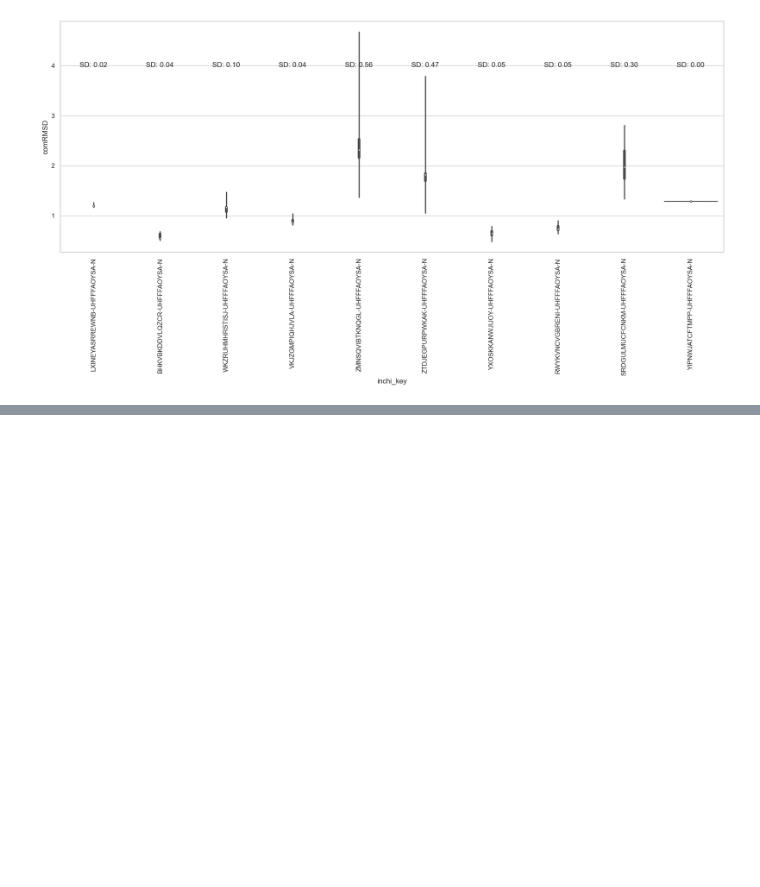
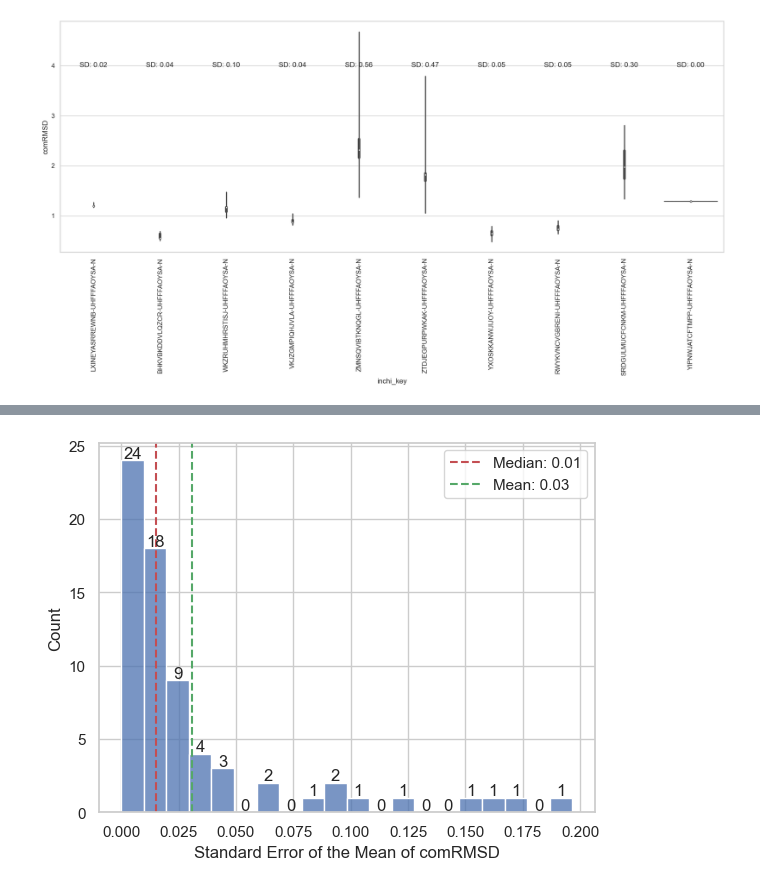
Before and after one commit to kate-fie/EV-A71-2A-syndirella-run, a Jupyter notebook: repeat_placements_april22/analyse.ipynb, the cells around one changed output, grey strips where cells are left out. Drawn from its saved outputs; the diff is of its cells as text; code cells hidden in the pictures; blank space fills up the shorter version.

```diff
--- a/repeat_placements_april22/analyse.ipynb
+++ b/repeat_placements_april22/analyse.ipynb
@@ -241,0 +272,30 @@ for i, (key, sd) in enumerate(group_sd.items()):
+# %%
+# histogram distribution of standard error of RMSD for each inchi_key
+# Compute the standard error of the mean for each inchi_key
+sem_errors = df_group.groupby('inchi_key')['comRMSD'].sem()
+
+# Create the histogram
+ax = sns.histplot(sem_errors, bins=20)
+plt.xlabel('Standard Error of the Mean of comRMSD')
+
+# Calculate the median of the standard errors
+median_value = sem_errors.median()
+mean_value = sem_errors.mean()
+
+# Add a vertical line for the median
+plt.axvline(median_value, color='r', linestyle='--', label=f'Median: {median_value:.2f}')
+plt.axvline(mean_value, color='g', linestyle='--', label=f'Mean: {mean_value:.2f}')
+plt.legend()
+
+# Annotate each bin with its height
+for p in ax.patches:
+    height = p.get_height()
+    ax.annotate(f'{int(height)}',
+                (p.get_x() + p.get_width() / 2., height),
+                ha='center', va='center',
+                xytext=(0, 5),
+                textcoords='offset points')
+
+plt.show()
+# %% [output]
+[figure, added]
```
Also changed, not shown: parts of 1 cell of this notebook, 8 other files.
